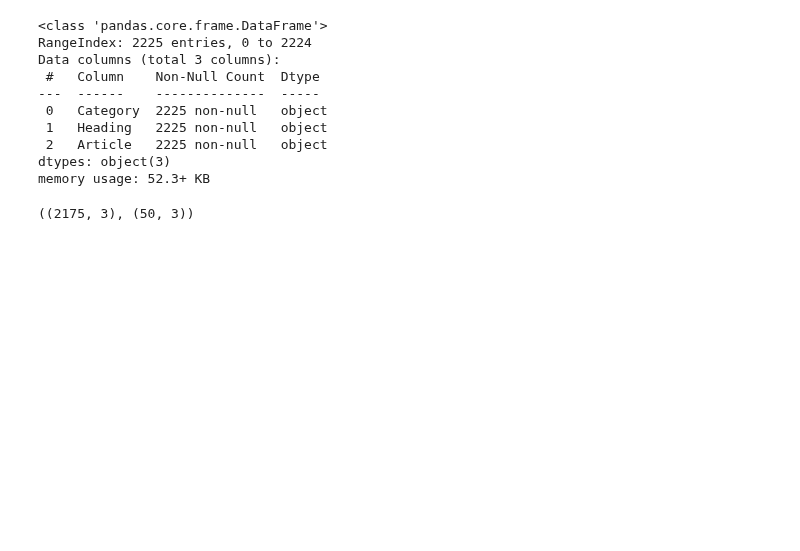
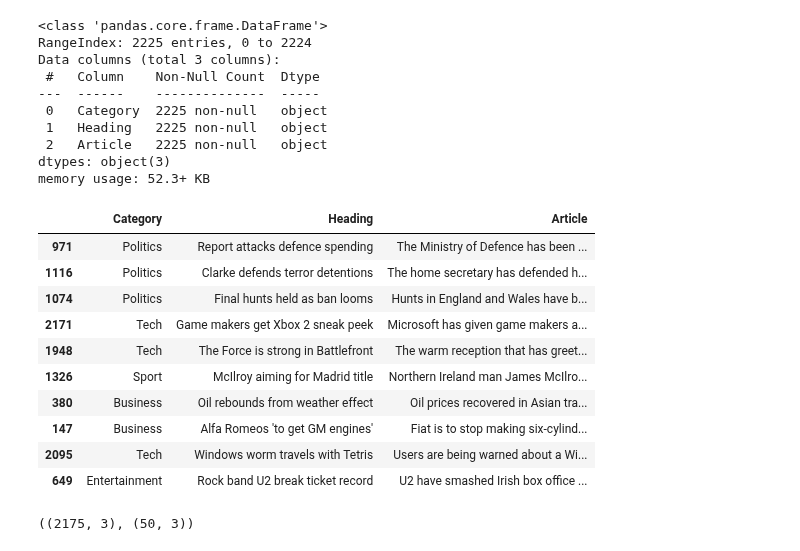
Before and after one commit to OliverJoo/quant_modeling, a Jupyter notebook: MDLing/TopicMDLing_latentSemanticIndexing.ipynb, the cells around one changed output. Saved outputs shown, nothing was run; the diff lists cells and outputs as text; code cells hidden in the pictures; blank space fills up the shorter version.

```diff
--- a/MDLing/TopicMDLing_latentSemanticIndexing.ipynb
+++ b/MDLing/TopicMDLing_latentSemanticIndexing.ipynb
@@ -45,6 +45,20 @@ Data columns (total 3 columns):
  2   Article   2225 non-null   object
 dtypes: object(3)
 memory usage: 52.3+ KB
+# %%
+docs.sample(10)
+# %% [output]
+|  | Category | Heading | Article |
+| 971 | Politics | Report attacks defence spending | The Ministry of Defence has been ... |
+| 1116 | Politics | Clarke defends terror detentions | The home secretary has defended h... |
+| 1074 | Politics | Final hunts held as ban looms | Hunts in England and Wales have b... |
+| 2171 | Tech | Game makers get Xbox 2 sneak peek | Microsoft has given game makers a... |
+| 1948 | Tech | The Force is strong in Battlefront | The warm reception that has greet... |
+| 1326 | Sport | McIlroy aiming for Madrid title | Northern Ireland man James McIlro... |
+| 380 | Business | Oil rebounds from weather effect | Oil prices recovered in Asian tra... |
+| 147 | Business | Alfa Romeos 'to get GM engines' | Fiat is to stop making six-cylind... |
+| 2095 | Tech | Windows worm travels with Tetris | Users are being warned about a Wi... |
+| 649 | Entertainment | Rock band U2 break ticket record | U2 have smashed Irish box office ... |
 # %%
 train_docs, test_docs = train_test_split(docs, stratify=docs.Category, test_size=50, random_state=42)
 train_docs.shape, test_docs.shape
```
Also changed, not shown: parts of 12 cells of this notebook.
